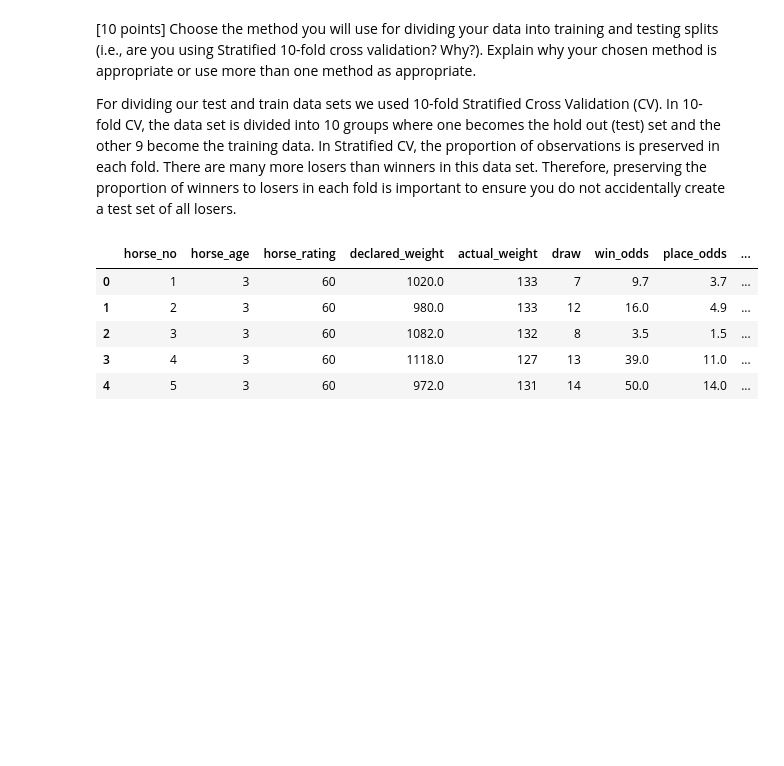
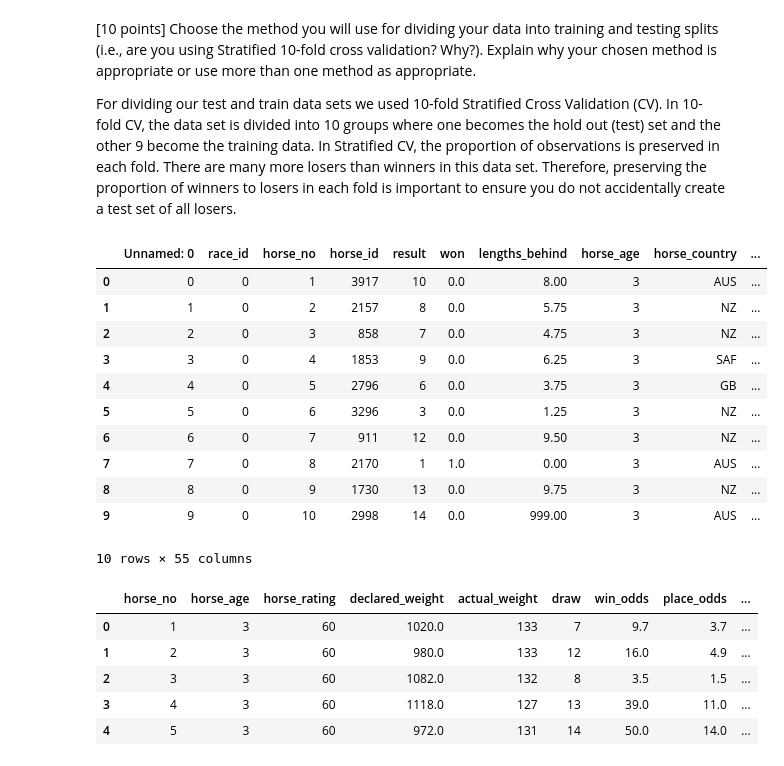
Before and after one commit to C-Stewart-GH/Hong_Kong_Horse_Racing_Project, a Jupyter notebook: Project2/Project 2 Group Book-Nathan.ipynb, the cells around one changed output. Saved outputs shown, nothing was run; the diff lists cells and outputs as text; code cells hidden in the pictures; blank space fills up the shorter version.

```diff
--- a/Project2/Project 2 Group Book-Nathan.ipynb
+++ b/Project2/Project 2 Group Book-Nathan.ipynb
@@ -75,4 +82,21 @@ Since 92% of the observations in the data set are losers, creating a "model" tha
 [10 points] Choose the method you will use for dividing your data into training and testing splits (i.e., are you using Stratified 10-fold cross validation? Why?). Explain why your chosen method is appropriate or use more than one method as appropriate.
 
 For dividing our test and train data sets we used 10-fold Stratified Cross Validation (CV). In 10-fold CV, the data set is divided into 10 groups where one becomes the hold out (test) set and the other 9 become the training data. In Stratified CV, the proportion of observations is preserved in each fold. There are many more losers than winners in this data set. Therefore, preserving the proportion of winners to losers in each fold is important to ensure you do not accidentally create a test set of all losers.
+# %%
+# Add a Show result feature
+runs_df['show'] = np.where(runs_df['result'] <= 3, 1, 0)
+runs_df.head(10)
+# %% [output]
+|  | Unnamed: 0 | race_id | horse_no | horse_id | result | won | lengths_behind | horse_age | horse_country | ... |
+| 0 | 0 | 0 | 1 | 3917 | 10 | 0.0 | 8.00 | 3 | AUS | ... |
+| 1 | 1 | 0 | 2 | 2157 | 8 | 0.0 | 5.75 | 3 | NZ | ... |
+| 2 | 2 | 0 | 3 | 858 | 7 | 0.0 | 4.75 | 3 | NZ | ... |
+| 3 | 3 | 0 | 4 | 1853 | 9 | 0.0 | 6.25 | 3 | SAF | ... |
+| 4 | 4 | 0 | 5 | 2796 | 6 | 0.0 | 3.75 | 3 | GB | ... |
+| 5 | 5 | 0 | 6 | 3296 | 3 | 0.0 | 1.25 | 3 | NZ | ... |
+| 6 | 6 | 0 | 7 | 911 | 12 | 0.0 | 9.50 | 3 | NZ | ... |
+| 7 | 7 | 0 | 8 | 2170 | 1 | 1.0 | 0.00 | 3 | AUS | ... |
+| 8 | 8 | 0 | 9 | 1730 | 13 | 0.0 | 9.75 | 3 | NZ | ... |
+| 9 | 9 | 0 | 10 | 2998 | 14 | 0.0 | 999.00 | 3 | AUS | ... |
+10 rows × 55 columns
 # %%
```
Also changed, not shown: parts of 48 cells of this notebook, 1 other file.
